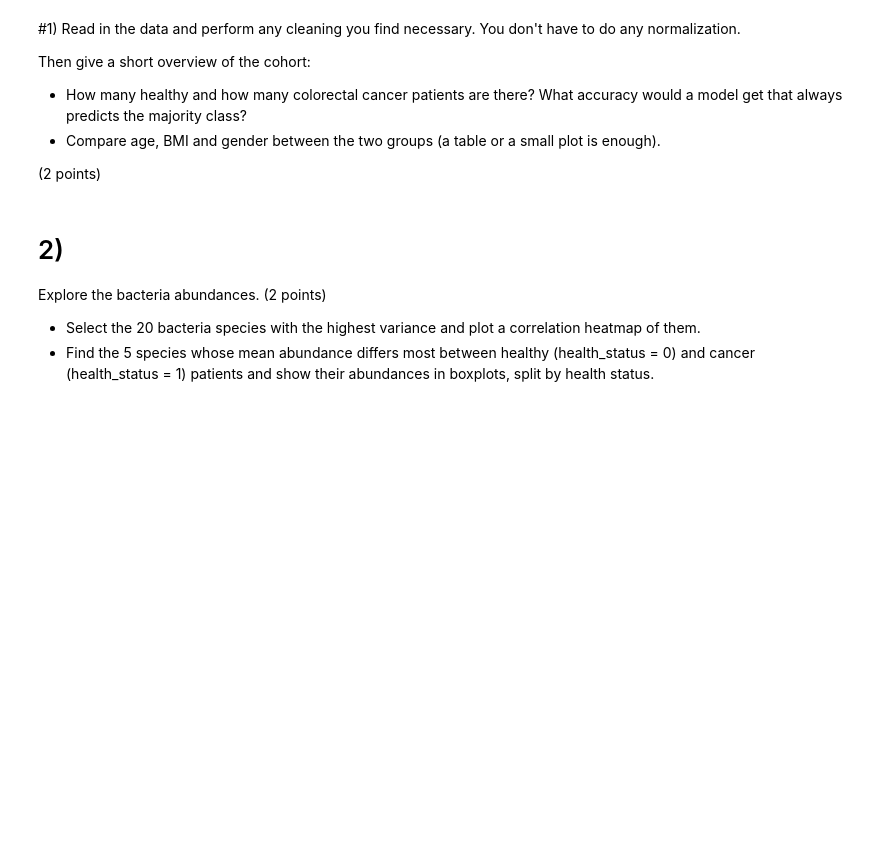
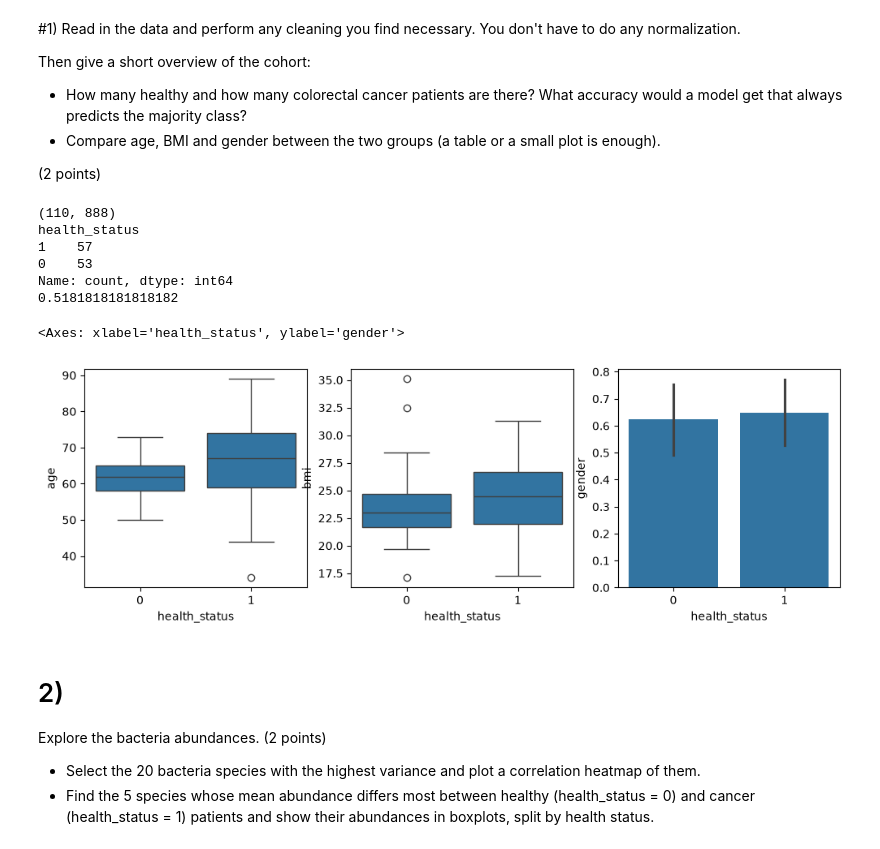
Before and after one commit to Kjescha0/BKIM, a Jupyter notebook: Exercise 2/Exercise_2_v2.ipynb, the cells around one changed output. Drawn from its saved outputs; the diff is of its cells as text; code cells hidden in the pictures; blank space fills up the shorter version.

```diff
--- a/Exercise 2/Exercise_2_v2.ipynb
+++ b/Exercise 2/Exercise_2_v2.ipynb
@@ -55,3 +49,38 @@ Then give a short overview of the cohort:
+# %%
+# Read the data
+df = pd.read_csv("microbiome_exercise_data.csv")
+print(df.shape)
+df.head()
+
+# Do any data cleaning you feel is necessary (data is normalized already)
+counts = df['health_status'].value_counts()
+print(counts)
+print(counts.max() / counts.sum())
+
+# Overview of the cohort
+df.groupby('health_status').agg(
+    age_mean=('age', 'mean'), age_std=('age', 'std'),
+    bmi_mean=('bmi', 'mean'), bmi_std=('bmi', 'std'),
+    male_share=('gender', 'mean'),
+)
+
+fig, ax = plt.subplots(1, 3, figsize=(12, 3.5))
+sns.boxplot(data=df, x='health_status', y='age', ax=ax[0])
+sns.boxplot(data=df, x='health_status', y='bmi', ax=ax[1])
+sns.barplot(data=df, x='health_status', y='gender', ax=ax[2])
+
+print(
+    "The BMI and gender are between both groups (healthy and cancer) relatively similiar as both groups include around 60% males and a BMI around ~24. However the patients with cancer tend to be more older and are scattered around more (~45 - ~90)"
+)
+# %% [output]
+(110, 888)
+health_status
+1    57
+0    53
+Name: count, dtype: int64
+0.5181818181818182
+<Axes: xlabel='health_status', ylabel='gender'>
+[figure, added]
 # %% [markdown]
 # 2)
 Explore the bacteria abundances. (2 points)
```
Also changed, not shown: parts of 2 cells of this notebook.
